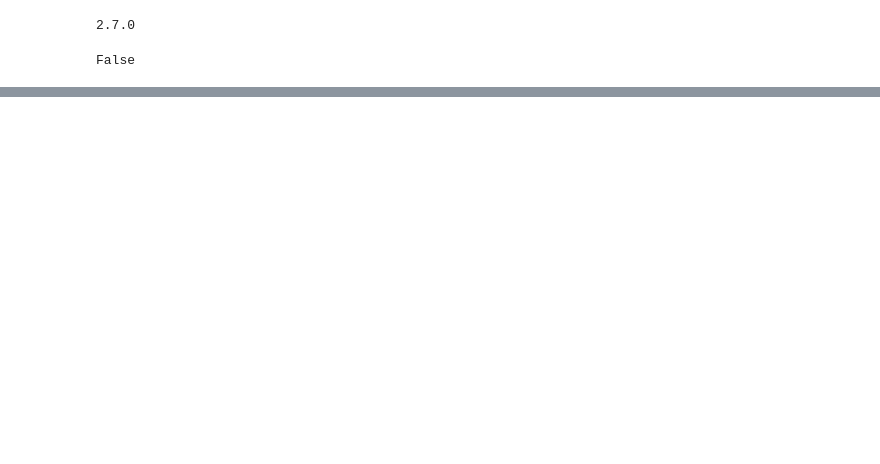
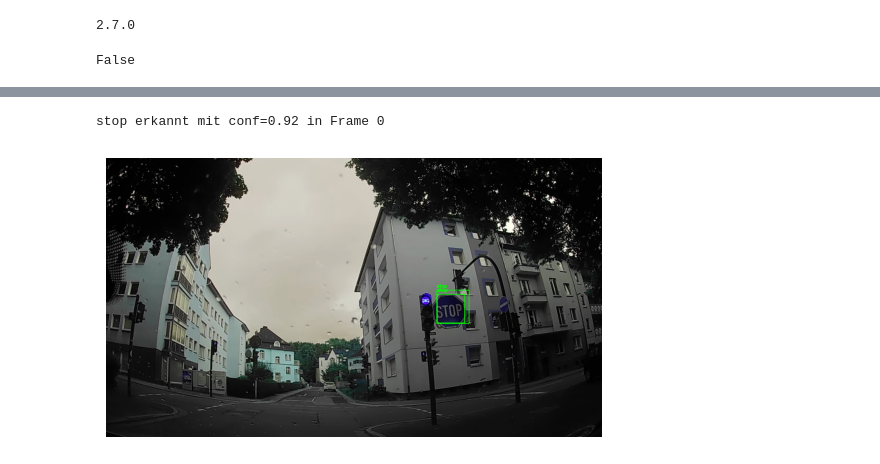
Before and after one commit to superdent/iu_computer_vision, a Jupyter notebook: notebook/iu_projekt_computer_vision.ipynb, the cells around one changed output, grey strips where cells are left out. Saved outputs shown, nothing was run; the diff lists cells and outputs as text; code cells hidden in the pictures; blank space fills up the shorter version.

```diff
--- a/notebook/iu_projekt_computer_vision.ipynb
+++ b/notebook/iu_projekt_computer_vision.ipynb
@@ -202,3 +148,15 @@ speed_limit_100 erkannt mit conf=0.97 in Frame 0
+# %%
+img_rgb = cv2.cvtColor(frame, cv2.COLOR_BGR2RGB)
+frame = detect_in_tiles(frame, 0, model)
+fig, ax = plt.subplots()
+ax.imshow(frame)
+ax.axis('off')
+display(fig)
+plt.close(fig)
+# Image.fromarray(img_rgb).save("snapshot.png")
+# %% [output]
+stop erkannt mit conf=0.92 in Frame 0
+[figure, added]
 # %%
 # Schwellenwerte
 MAX_FRAMES = 999999
```
Also changed, not shown: parts of 12 cells of this notebook, 3 other files.
